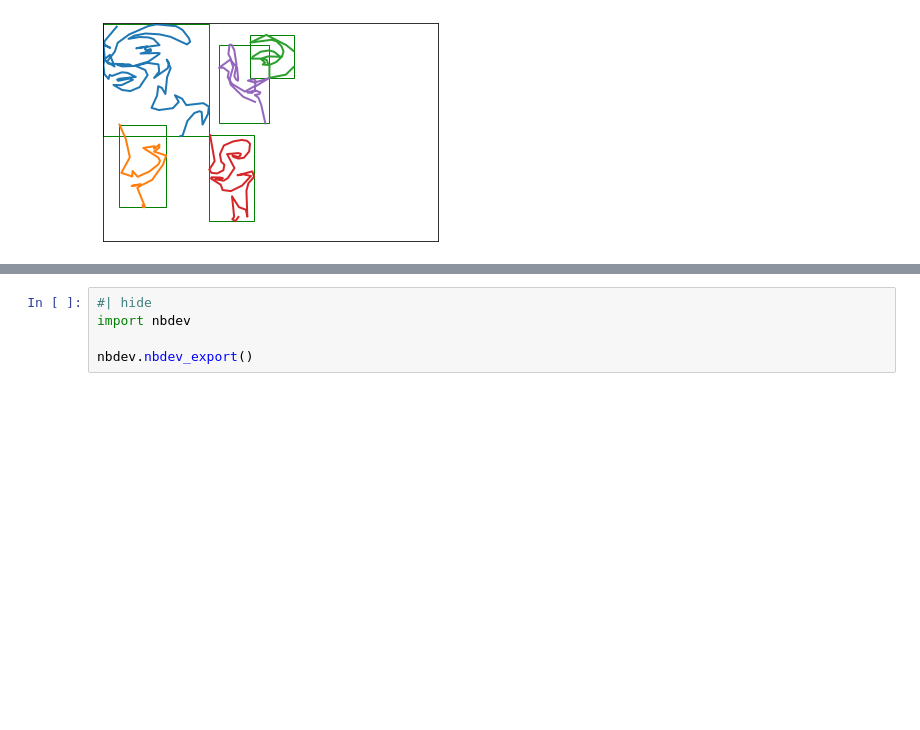
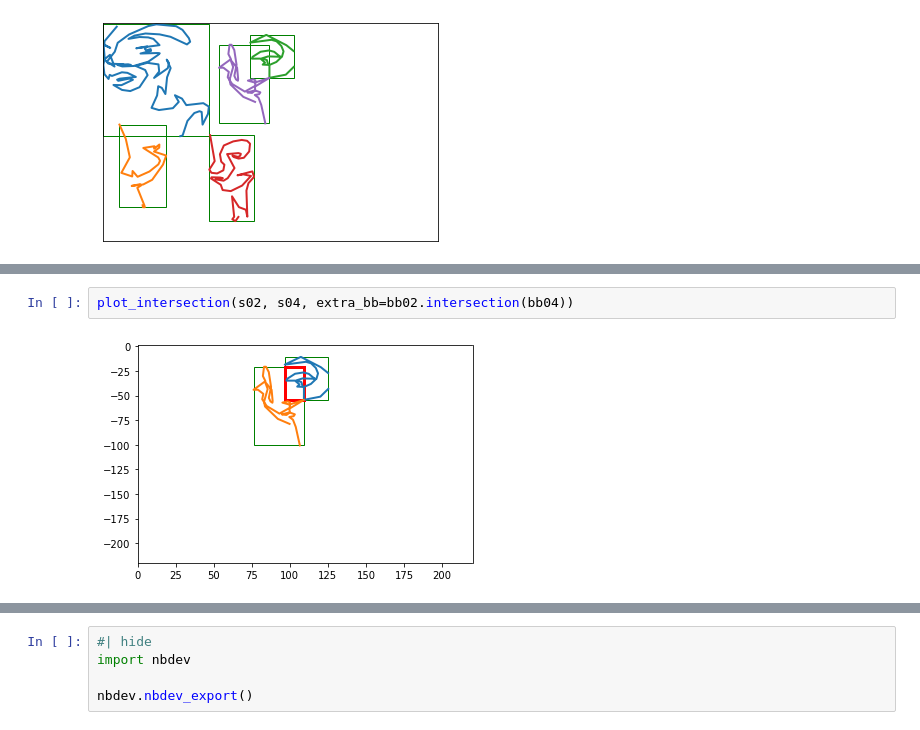
Before and after one commit to andrewlook/notebooks, a Jupyter notebook: nbs/blog/2023-12-16-stroke3-bounding-boxes/index.ipynb, the cells around one changed output, grey strips where cells are left out. Saved outputs shown, nothing was run; the diff lists cells and outputs as text; blank space fills up the shorter version.

```diff
--- a/nbs/blog/2023-12-16-stroke3-bounding-boxes/index.ipynb
+++ b/nbs/blog/2023-12-16-stroke3-bounding-boxes/index.ipynb
@@ -455,0 +137,4 @@ Name: 1459, dtype: int64
+# %%
+plot_intersection(s02, s04, extra_bb=bb02.intersection(bb04))
+# %% [output]
+[figure, added]
```
Also changed, not shown: parts of 123 cells of this notebook, 2 other files.
